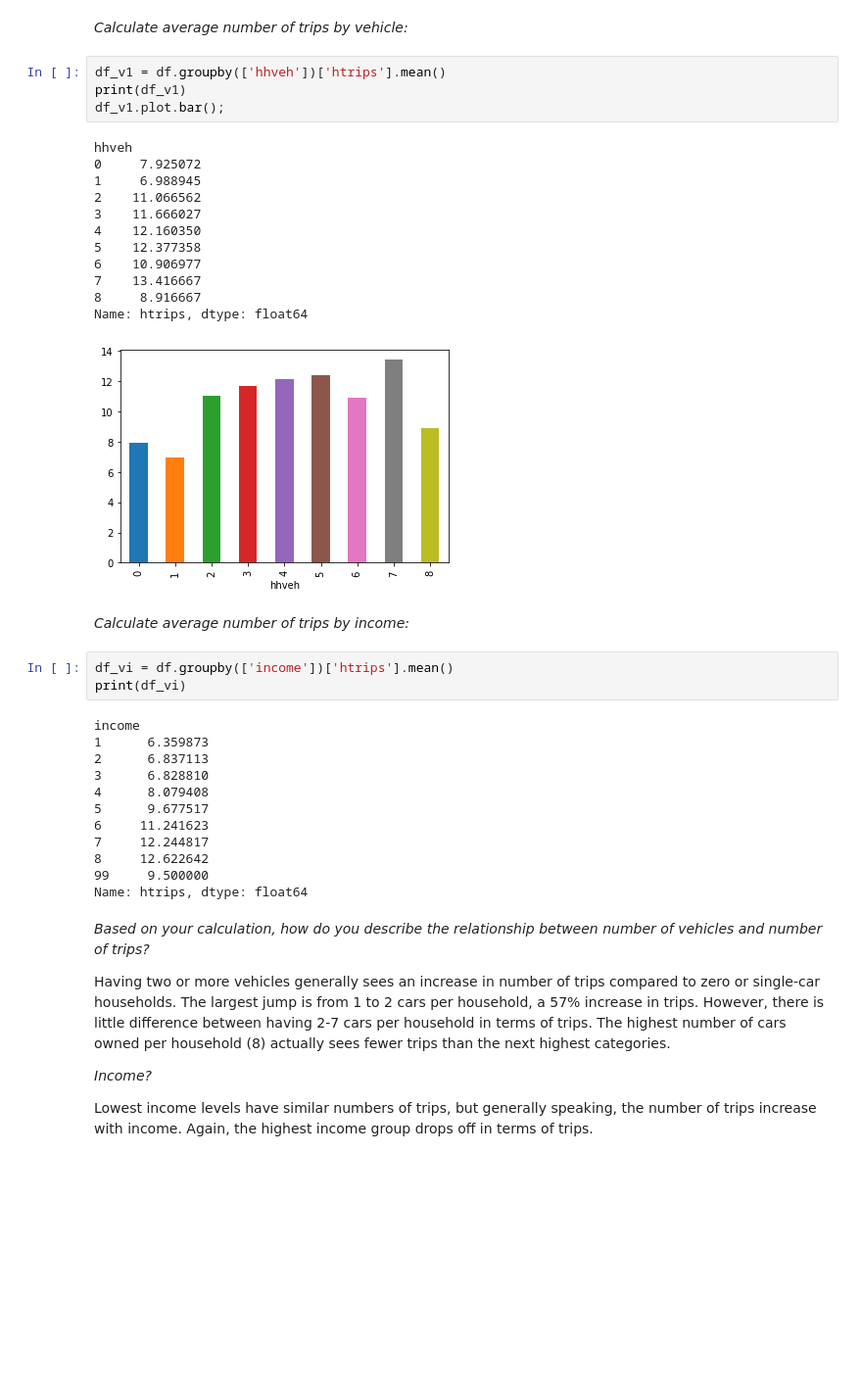
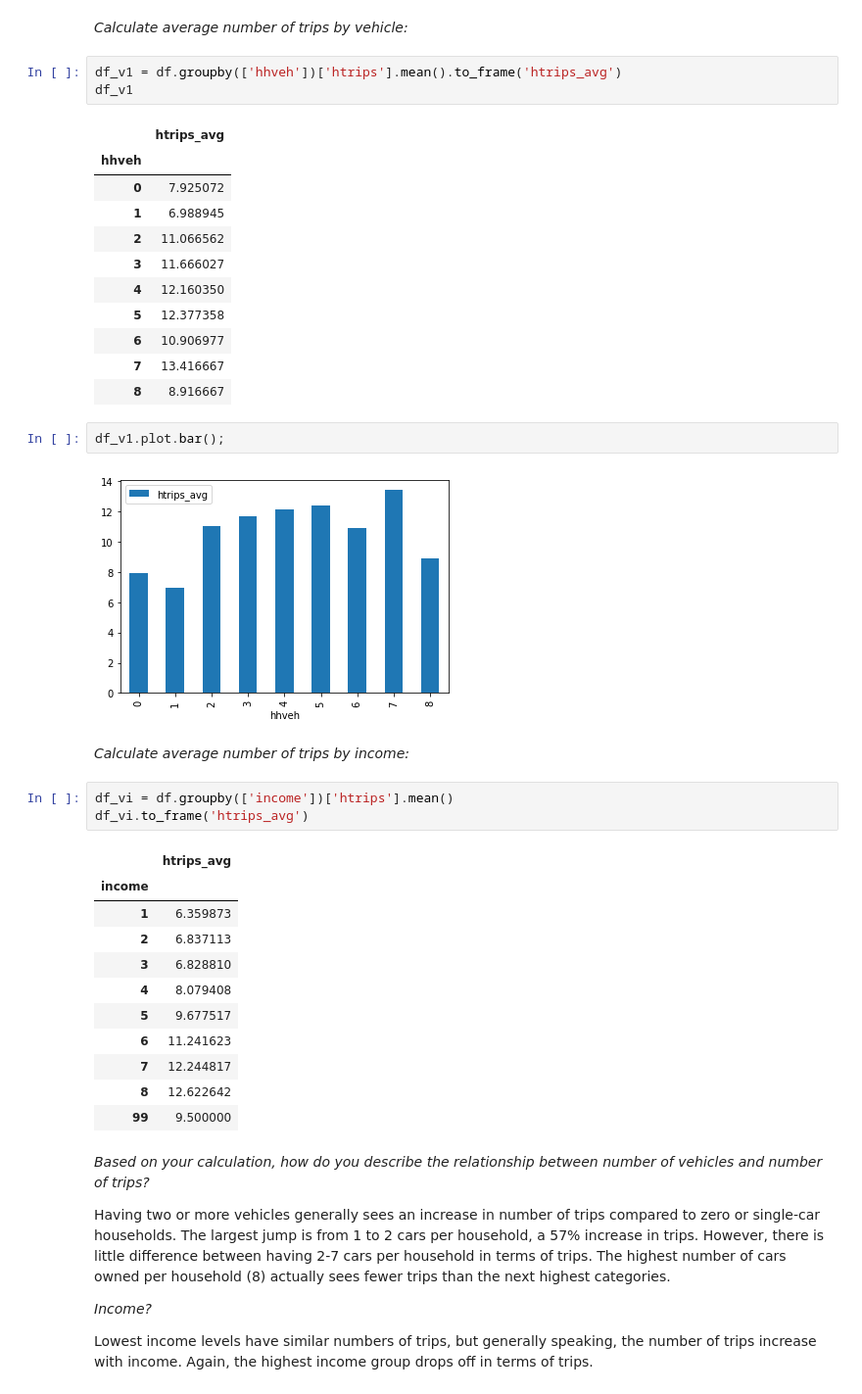
Before and after one commit to saashimi/USP_587, a Jupyter notebook: hw1.ipynb, the cells around one changed output. Shown at 98% size. Cells and saved outputs as stored; diff of their text form; blank space fills up the shorter version.

```diff
--- a/hw1.ipynb
+++ b/hw1.ipynb
@@ -85,39 +105,41 @@ Name: htrips, dtype: float64
 # %% [markdown]
 *Calculate average number of trips by vehicle:*
 # %%
-df_v1 = df.groupby(['hhveh'])['htrips'].mean()
-print(df_v1)
-df_v1.plot.bar();
+df_v1 = df.groupby(['hhveh'])['htrips'].mean().to_frame('htrips_avg')
+df_v1
 # %% [output]
-hhveh
-0     7.925072
-1     6.988945
-2    11.066562
-3    11.666027
-4    12.160350
-5    12.377358
-6    10.906977
-7    13.416667
-8     8.916667
-Name: htrips, dtype: float64
-[figure, removed]
+|  | htrips_avg |
+| hhveh |  |
+| 0 | 7.925072 |
+| 1 | 6.988945 |
+| 2 | 11.066562 |
+| 3 | 11.666027 |
+| 4 | 12.160350 |
+| 5 | 12.377358 |
+| 6 | 10.906977 |
+| 7 | 13.416667 |
+| 8 | 8.916667 |
+# %%
+df_v1.plot.bar();
+# %% [output]
+[figure, added]
 # %% [markdown]
 *Calculate average number of trips by income:*
 # %%
 df_vi = df.groupby(['income'])['htrips'].mean()
-print(df_vi)
+df_vi.to_frame('htrips_avg')
 # %% [output]
-income
-1      6.359873
-2      6.837113
-3      6.828810
-4      8.079408
-5      9.677517
-6     11.241623
-7     12.244817
-8     12.622642
-99     9.500000
-Name: htrips, dtype: float64
+|  | htrips_avg |
+| income |  |
+| 1 | 6.359873 |
+| 2 | 6.837113 |
+| 3 | 6.828810 |
+| 4 | 8.079408 |
+| 5 | 9.677517 |
+| 6 | 11.241623 |
+| 7 | 12.244817 |
+| 8 | 12.622642 |
+| 99 | 9.500000 |
 # %% [markdown]
 *Based on your calculation, how do you describe the relationship between number of vehicles and number of trips?*
 
```
Also changed, not shown: parts of 18 cells of this notebook.
